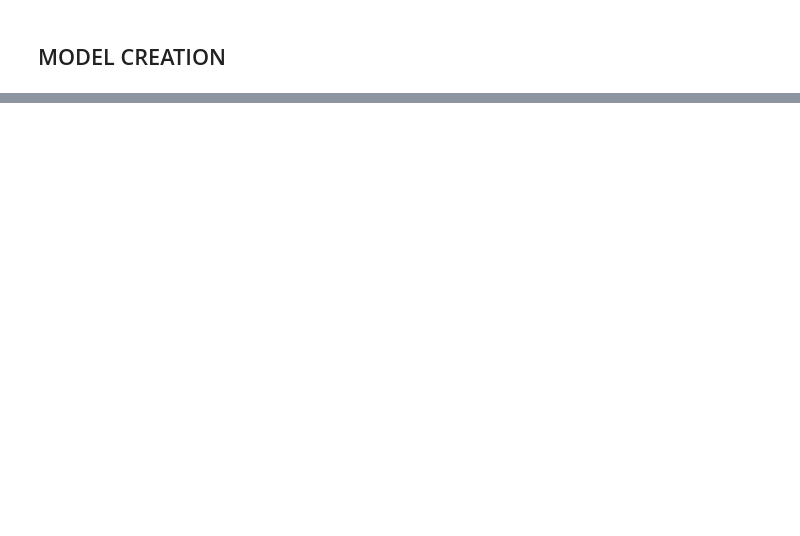
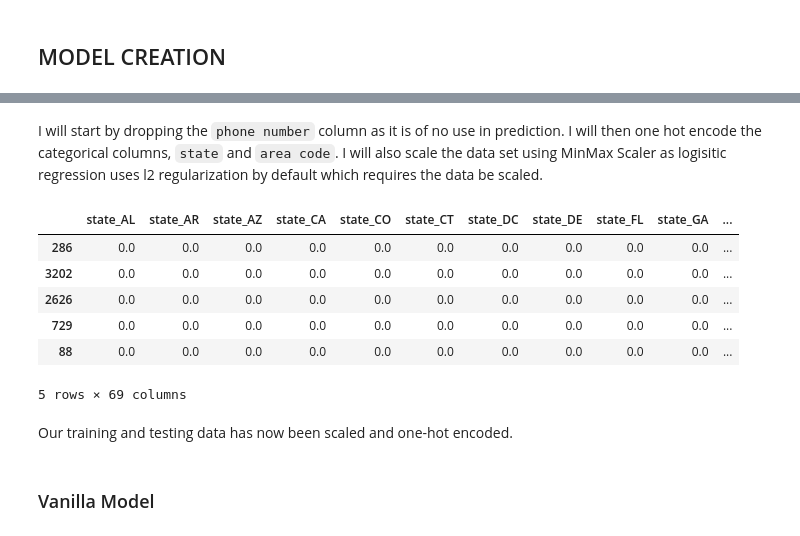
Before and after one commit to NgundoMuithya/SyriaTel_Customer_Churn, a Jupyter notebook: notebook.ipynb, the cells around one changed output, grey strips where cells are left out. Cells and saved outputs as stored; diff of their text form; code cells hidden in the pictures; blank space fills up the shorter version.

Commit message:
Did preprocessing

```diff
--- a/notebook.ipynb
+++ b/notebook.ipynb
@@ -234,0 +254,67 @@ It does not really matter if the customer has a voicemail plan or not; they are
+# %% [markdown]
+I will start by dropping the `phone number` column as it is of no use in prediction. I will then one hot encode the categorical columns, `state` and `area code`. I will also scale the data set using MinMax Scaler as logisitic regression uses l2 regularization by default which requires the data be scaled.
+# %%
+# Drop phone number column
+df_temp = df.drop('phone number', axis=1)
+
+# Do train-test split before OHE to avoid data leakage
+from sklearn.model_selection import train_test_split
+from sklearn.preprocessing import OneHotEncoder, MinMaxScaler
+
+# Define target and features
+y = df_temp['churn']
+X = df_temp.drop('churn', axis=1)
+
+# Use a random state for reproducibility
+X_train, X_test, y_train, y_test = train_test_split(X, y, random_state=2026, test_size=0.3)
+
+# One hot encoding
+ohe = OneHotEncoder(sparse_output=False, handle_unknown='ignore', drop='first')
+X_train_ohe = pd.DataFrame(
+    ohe.fit_transform(X_train[['state', 'area code']]),
+    index = X_train.index,
+    columns = ohe.get_feature_names_out()
+)
+X_test_ohe = pd.DataFrame(
+    ohe.transform(X_test[['state', 'area code']]),
+    index = X_test.index,
+    columns = ohe.get_feature_names_out()
+)
+X_train_full = pd.concat(
+    [X_train_ohe, X_train.drop(['state', 'area code'], axis=1)],
+    axis=1
+)
+X_test_full = pd.concat(
+    [X_test_ohe, X_test.drop(['state', 'area code'], axis=1)],
+    axis=1
+)
+
+# Scaling
+scaler = MinMaxScaler()
+X_train_scaled = scaler.fit_transform(X_train_full)
+X_test_scaled = scaler.transform(X_test_full)
+X_train_transformed = pd.DataFrame(
+    X_train_scaled,
+    index=X_train_full.index,
+    columns=X_train_full.columns
+)
+X_test_transformed = pd.DataFrame(
+    X_test_scaled,
+    index=X_test_full.index,
+    columns=X_test_full.columns
+)
+
+# View transformed data
+X_train_transformed.head(), X_test_transformed.head()
+# %% [output]
+|  | state_AL | state_AR | state_AZ | state_CA | state_CO | state_CT | state_DC | state_DE | state_FL | state_GA | ... |
+| 286 | 0.0 | 0.0 | 0.0 | 0.0 | 0.0 | 0.0 | 0.0 | 0.0 | 0.0 | 0.0 | ... |
+| 3202 | 0.0 | 0.0 | 0.0 | 0.0 | 0.0 | 0.0 | 0.0 | 0.0 | 0.0 | 0.0 | ... |
+| 2626 | 0.0 | 0.0 | 0.0 | 0.0 | 0.0 | 0.0 | 0.0 | 0.0 | 0.0 | 0.0 | ... |
+| 729 | 0.0 | 0.0 | 0.0 | 0.0 | 0.0 | 0.0 | 0.0 | 0.0 | 0.0 | 0.0 | ... |
+| 88 | 0.0 | 0.0 | 0.0 | 0.0 | 0.0 | 0.0 | 0.0 | 0.0 | 0.0 | 0.0 | ... |
+5 rows × 69 columns
+# %% [markdown]
+Our training and testing data has now been scaled and one-hot encoded.
+# %% [markdown]
+### Vanilla Model
```
Also changed, not shown: parts of 7 cells of this notebook.
